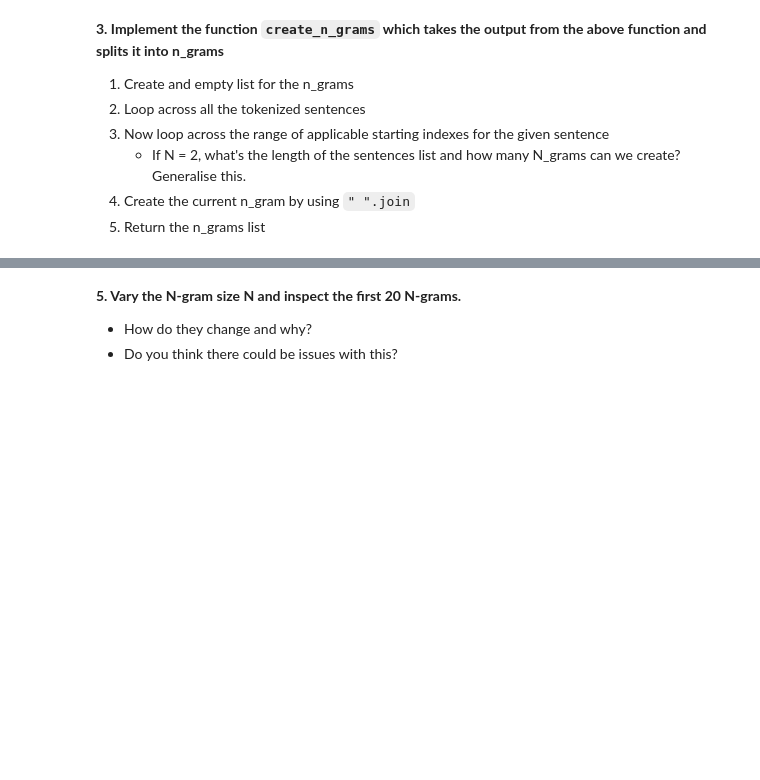
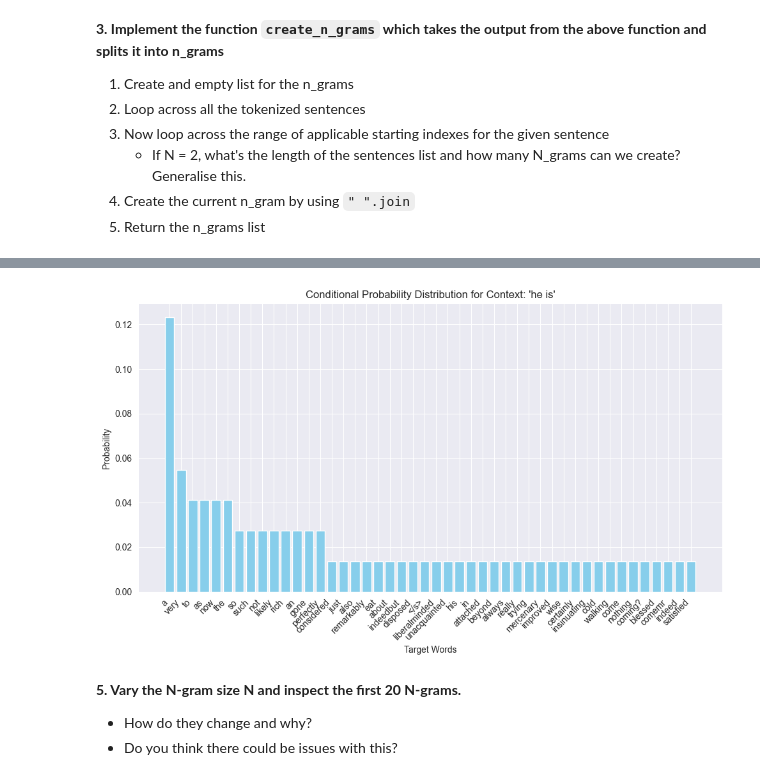
Before and after one commit to Twinbo/Signals-and-Data-Autumn-2025-student, a Jupyter notebook: week_8/ex_week_8.ipynb, the cells around one changed output, grey strips where cells are left out. Cells and saved outputs as stored; diff of their text form; code cells hidden in the pictures; blank space fills up the shorter version.

```diff
--- a/week_8/ex_week_8.ipynb
+++ b/week_8/ex_week_8.ipynb
@@ -113,3 +114,7 @@ def tokenize_and_pad(corpus, N=3):
     padded_corpus_sentences = [pad_front + " " + sentence.strip() + " " + pad_end for sentence in corpus_sentences]
     tokenized_corpus_sentences = [sentence.split(" ") for sentence in padded_corpus_sentences]
     return tokenized_corpus_sentences
+# %%
+N = 3
+orig_of_spec_tokenize = tokenize_and_pad(orig_of_spec_preproc, N=N)
+print(orig_of_spec_tokenize[0])
@@ -130,3 +137,6 @@ def create_n_grams(tokenized_sentences, N=3):
             n_gram = " ".join(sentence[i:i + N])
             n_grams.append(n_gram)
     return n_grams
+# %%
+orig_of_spec_n_grams = create_n_grams(orig_of_spec_tokenize, N=N)
+print(orig_of_spec_n_grams[:20])
@@ -158,12 +174,29 @@ def n_grams_to_prob_map(n_grams):
 
     cond_prob = {}
     for context in contexts.keys():
-        context_tokens = list(contexts[context].keys())
-        targets_count = [contexts[context][target] for target in context_tokens]
+        context_targets = list(contexts[context].keys())
+        targets_count = np.array([contexts[context][target] for target in context_targets])
         context_sum = np.sum(targets_count)
-        targets_prob = targets_count/context_sum
-        cond_prob[context] = (context_tokens, targets_prob, )
+        targets_probs = targets_count / context_sum
+        cond_prob[context] = (context_targets, targets_probs,)
     return cond_prob
+# %%
+orig_of_spec_cond_prob = n_grams_to_prob_map(orig_of_spec_n_grams)
+context_test = " ".join(orig_of_spec_n_grams[60].split(" ")[:-1])   # "he is" has a good number of targets
+targets, probs = orig_of_spec_cond_prob[context_test]
+
+sorted_targets, sorted_probs = zip(*sorted(zip(targets, probs), key=lambda x: x[1], reverse=True))
+
+plt.figure(figsize=(10, 6))
+plt.bar(sorted_targets, sorted_probs, color='skyblue')
+plt.xlabel("Target Words")
+plt.ylabel("Probability")
+plt.title(f"Conditional Probability Distribution for Context: '{context_test}'")
+plt.xticks(rotation=45, ha='right')
+plt.tight_layout()  # Adjust layout for readability
+plt.show()
+# %% [output]
+[figure, added]
 # %% [markdown]
 **5. Vary the N-gram size N and inspect the first 20 N-grams.**
  - How do they change and why?
```
Also changed, not shown: parts of 5 cells of this notebook.
